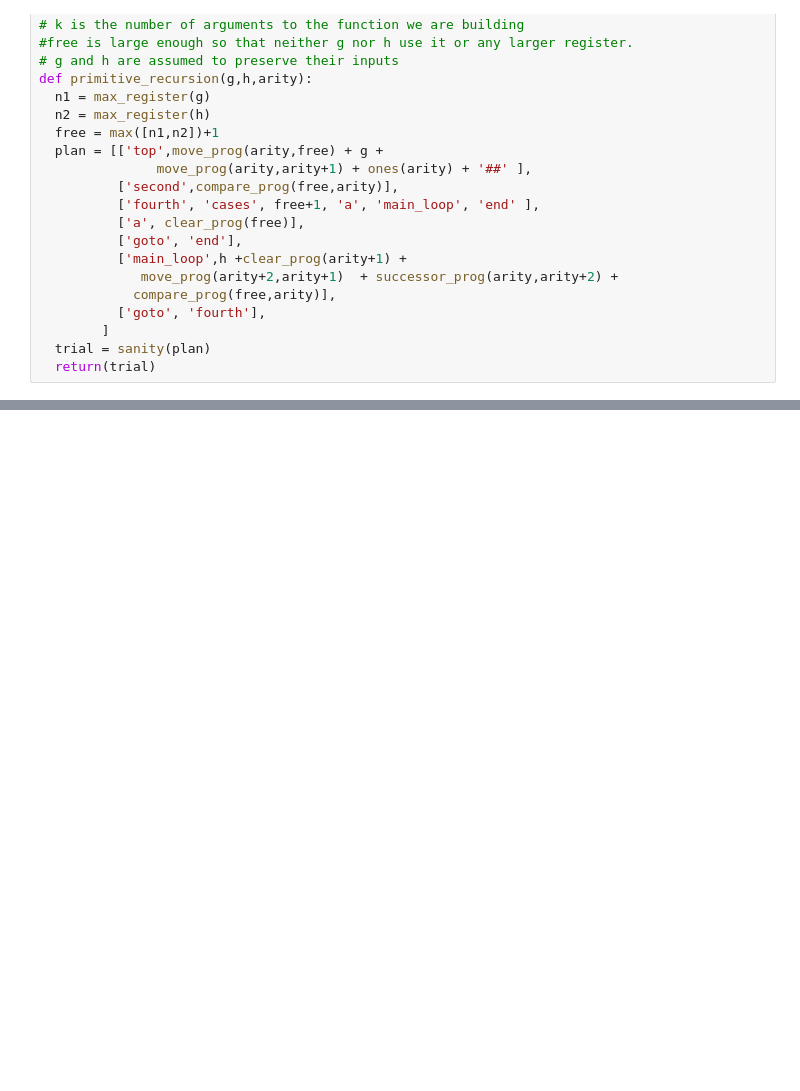
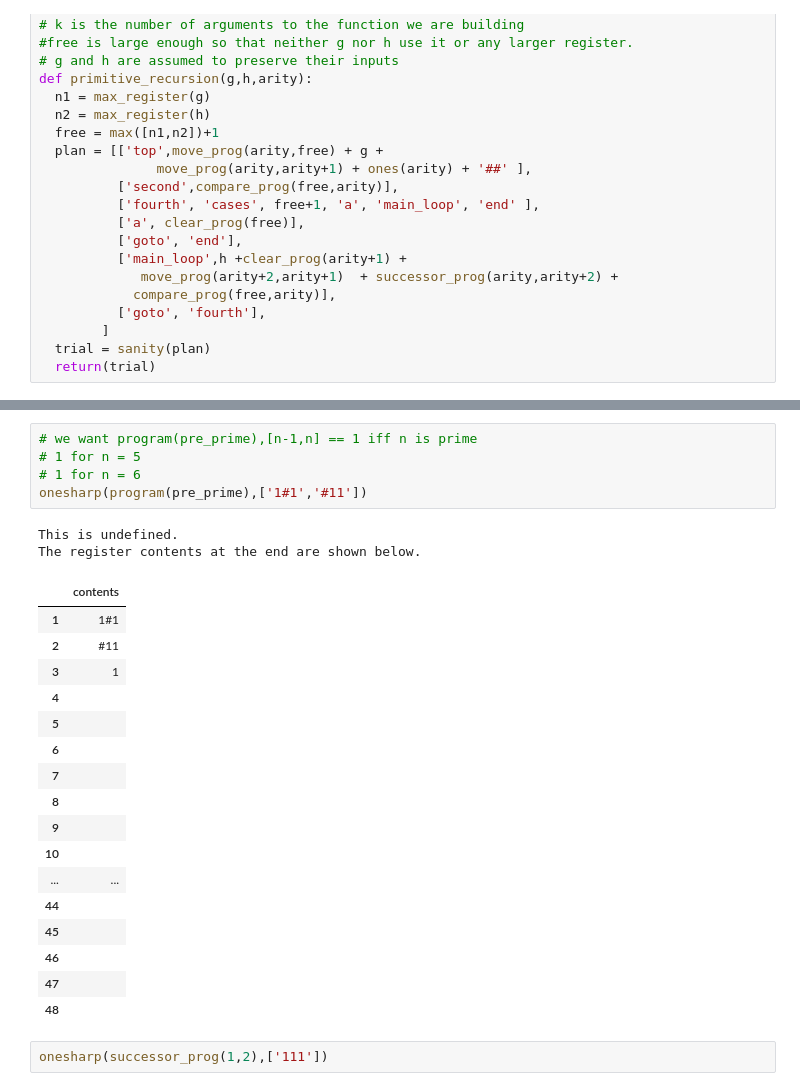
Before and after one commit to lmoss/onesharp, a Jupyter notebook: primitive_recursion.ipynb, the cells around one changed output, grey strips where cells are left out. Cells and saved outputs as stored; diff of their text form; blank space fills up the shorter version.

```diff
--- a/primitive_recursion.ipynb
+++ b/primitive_recursion.ipynb
@@ -958,0 +961,27 @@ multiply
+# %%
+# we want program(pre_prime),[n-1,n] == 1 iff n is prime
+# 1 for n = 5
+# 1 for n = 6
+onesharp(program(pre_prime),['1#1','#11'])
+# %% [output]
+This is undefined.
+The register contents at the end are shown below.
+|  | contents |
+| 1 | 1#1 |
+| 2 | #11 |
+| 3 | 1 |
+| 4 |  |
+| 5 |  |
+| 6 |  |
+| 7 |  |
+| 8 |  |
+| 9 |  |
+| 10 |  |
+| ... | ... |
+| 44 |  |
+| 45 |  |
+| 46 |  |
+| 47 |  |
+| 48 |  |
+# %%
+onesharp(successor_prog(1,2),['111'])
```
Also changed, not shown: parts of 22 cells of this notebook.
